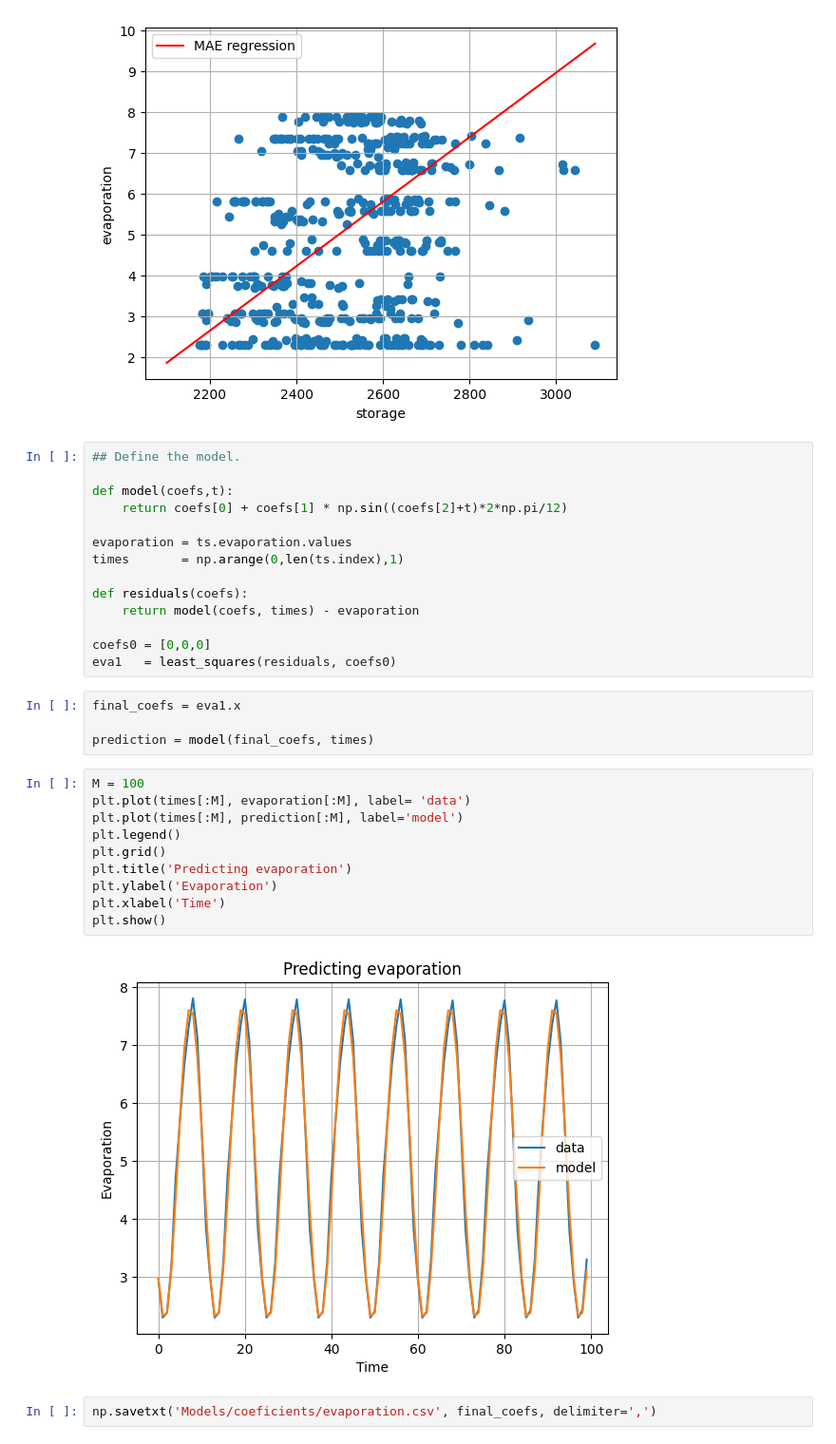
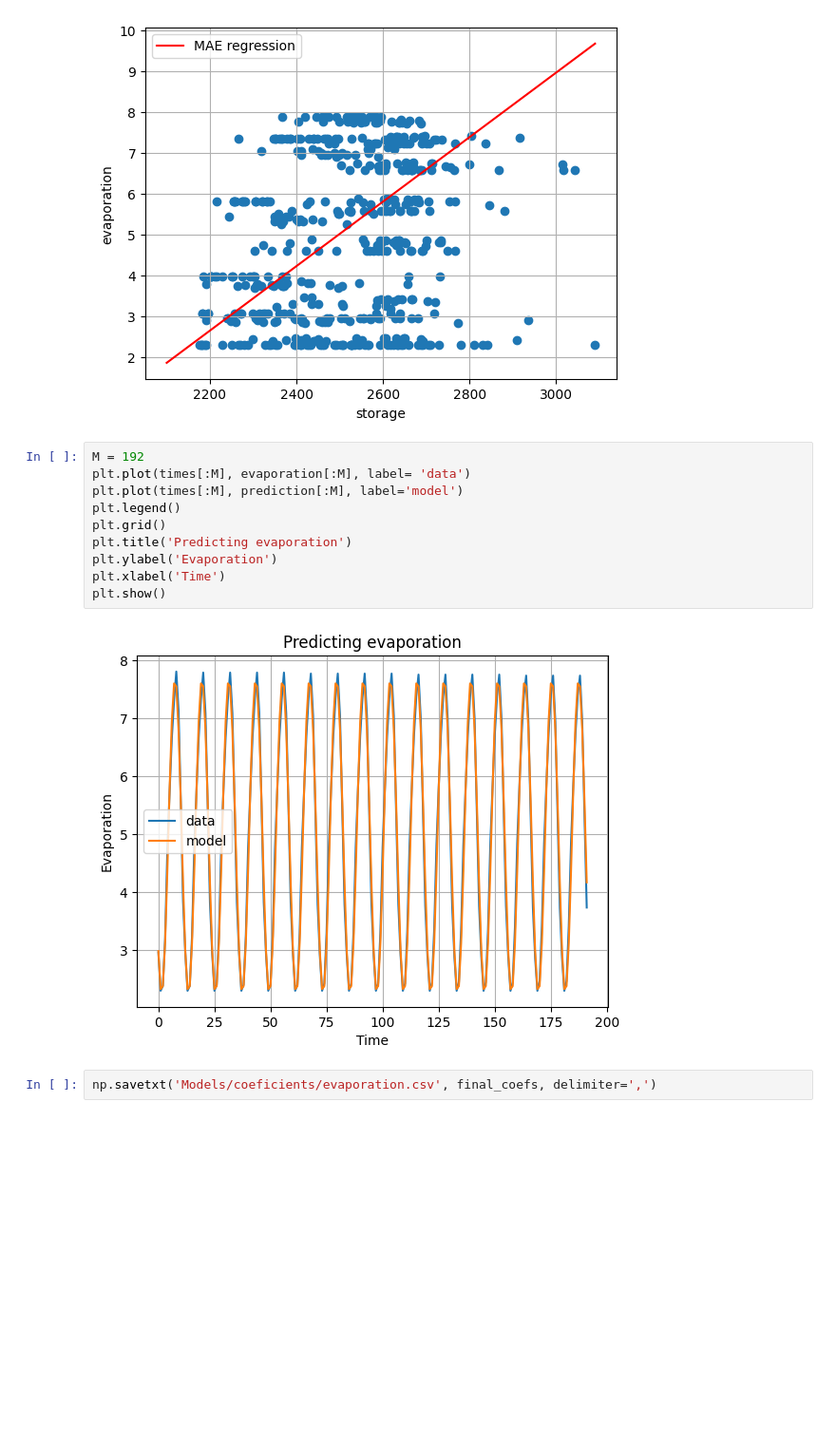
Before and after one commit to igseg/reservoir, a Jupyter notebook: Model_parameters.ipynb, the cells around one changed output. Shown at 95% size. Saved outputs shown, nothing was run; the diff lists cells and outputs as text; blank space fills up the shorter version.

```diff
--- a/Model_parameters.ipynb
+++ b/Model_parameters.ipynb
@@ -200,36 +191,18 @@ plt.legend()
 plt.show()
 # %% [output]
 [figure]
-# %%
-## Define the model.
-
-def model(coefs,t):
-    return coefs[0] + coefs[1] * np.sin((coefs[2]+t)*2*np.pi/12)
-
-evaporation = ts.evaporation.values
-times       = np.arange(0,len(ts.index),1)
-
-def residuals(coefs):
-    return model(coefs, times) - evaporation
-
-coefs0 = [0,0,0]
-eva1   = least_squares(residuals, coefs0)
-# %%
-final_coefs = eva1.x
-
-prediction = model(final_coefs, times)
 # %%
-M = 100
+M = 192
 plt.plot(times[:M], evaporation[:M], label= 'data')
 plt.plot(times[:M], prediction[:M], label='model')
 plt.legend()
 plt.grid()
 plt.title('Predicting evaporation')
 plt.ylabel('Evaporation')
 plt.xlabel('Time')
 plt.show()
 # %% [output]
-[figure, old version]
+[figure, new version]
 # %%
 np.savetxt('Models/coeficients/evaporation.csv', final_coefs, delimiter=',')
 # %%
```
Also changed, not shown: parts of 54 cells of this notebook, 14 other files.
